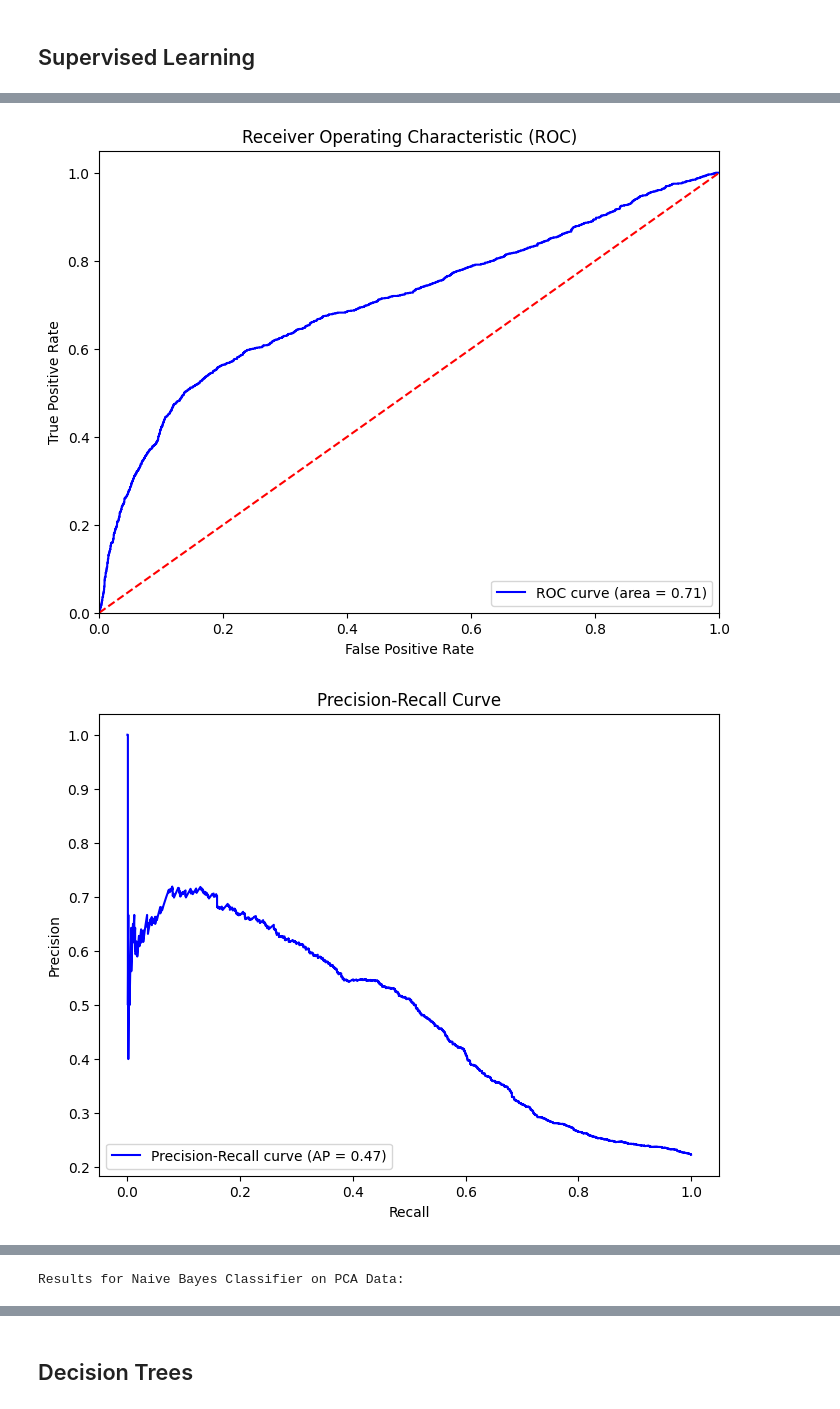
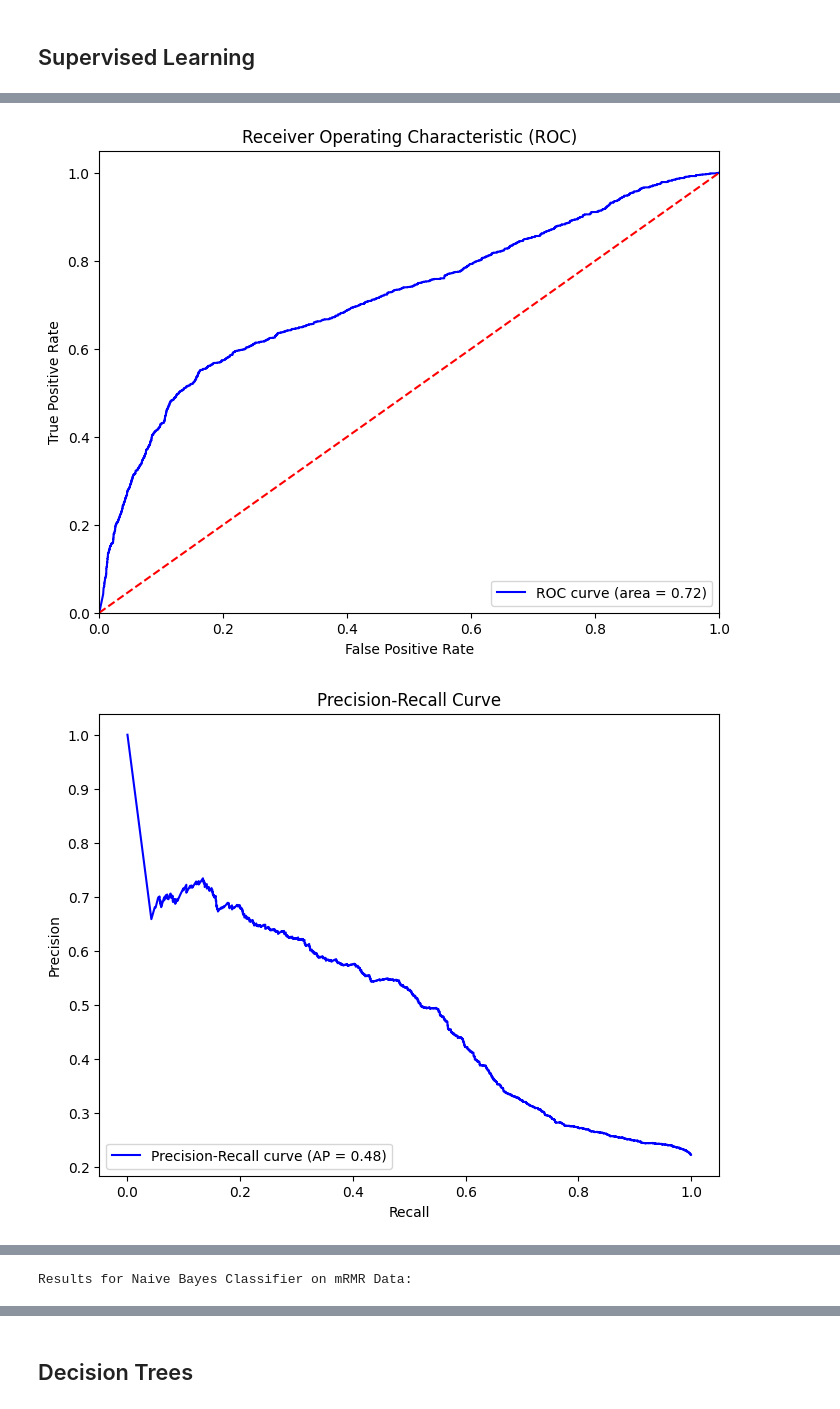
Before and after one commit to Roque97/DS-Project---Predicting-Default-of-Credit-Card-Clients-Taiwan-2005, a Jupyter notebook: notebooks/modeling.ipynb, the cells around one changed output, grey strips where cells are left out. Cells and saved outputs as stored; diff of their text form; code cells hidden in the pictures.

```diff
--- a/notebooks/modeling.ipynb
+++ b/notebooks/modeling.ipynb
@@ -25,6 +25,13 @@ pca_data = DataSplitDict(
     y_test=pd.read_csv('../data/processed/original_y_test.csv')
 )
 
+mrmr_data = DataSplitDict(
+    X_train=set_types_encoded(pd.read_csv('../data/processed/mRMR/mrmr_X_train.csv')),
+    y_train=pd.read_csv('../data/processed/original_y_train.csv'),
+    X_test=set_types_encoded(pd.read_csv('../data/processed/mRMR/mrmr_X_test.csv')),
+    y_test=pd.read_csv('../data/processed/original_y_test.csv')
+)
+
 # Standardize features
 original_data['X_train'] = original_data['X_train'].apply(pd.to_numeric, errors='coerce')
 original_data['X_test'] = original_data['X_test'].apply(pd.to_numeric, errors='coerce')
@@ -33,6 +40,6 @@ original_data['X_test'] = original_data['X_test'].apply(pd.to_numeric, errors='c
 # %%
 from src.models import NaiveBayesClassifier
 
-results = NaiveBayesClassifier(pca_data, plotsQ=True, save_path='../plots/models/NaiveBayes/PCA')
-print("Results for Naive Bayes Classifier on PCA Data:")
+results = NaiveBayesClassifier(mrmr_data, plotsQ=True, save_path='../plots/models/NaiveBayes/mRMR')
+print("Results for Naive Bayes Classifier on mRMR Data:")
 # %% [output]
@@ -40,2 +47,2 @@ print("Results for Naive Bayes Classifier on PCA Data:")
-[figure, old version]
+[figure, new version]
-[figure, old version]
+[figure, new version]
@@ -43,4 +50,4 @@ print("Results for Naive Bayes Classifier on PCA Data:")
-Results for Naive Bayes Classifier on PCA Data:
+Results for Naive Bayes Classifier on mRMR Data:
 # %%
 # Apply K-Nearest Neighbors (KNN) for credit card default prediction
 
```
Also changed, not shown: parts of 3 cells of this notebook, 31 other files.
